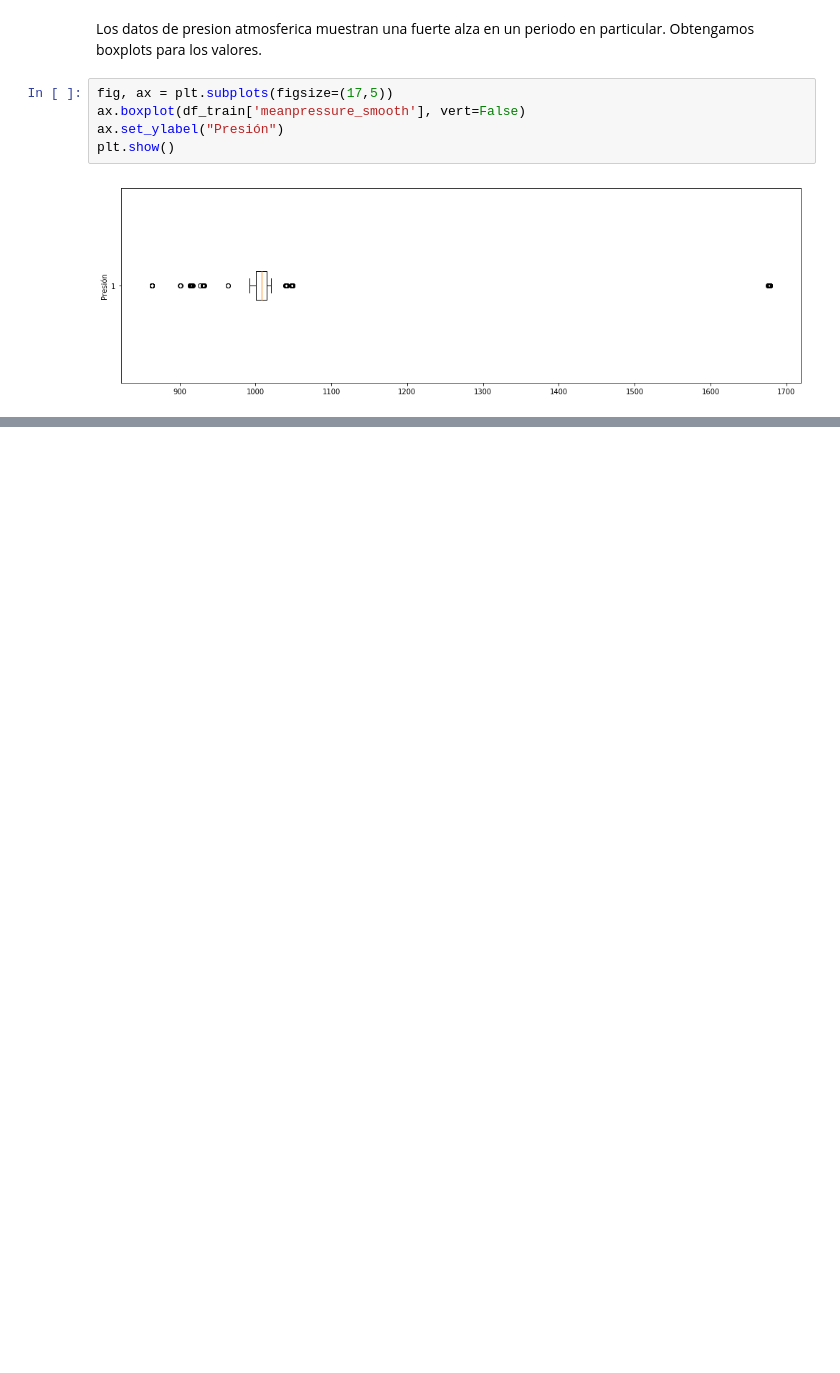
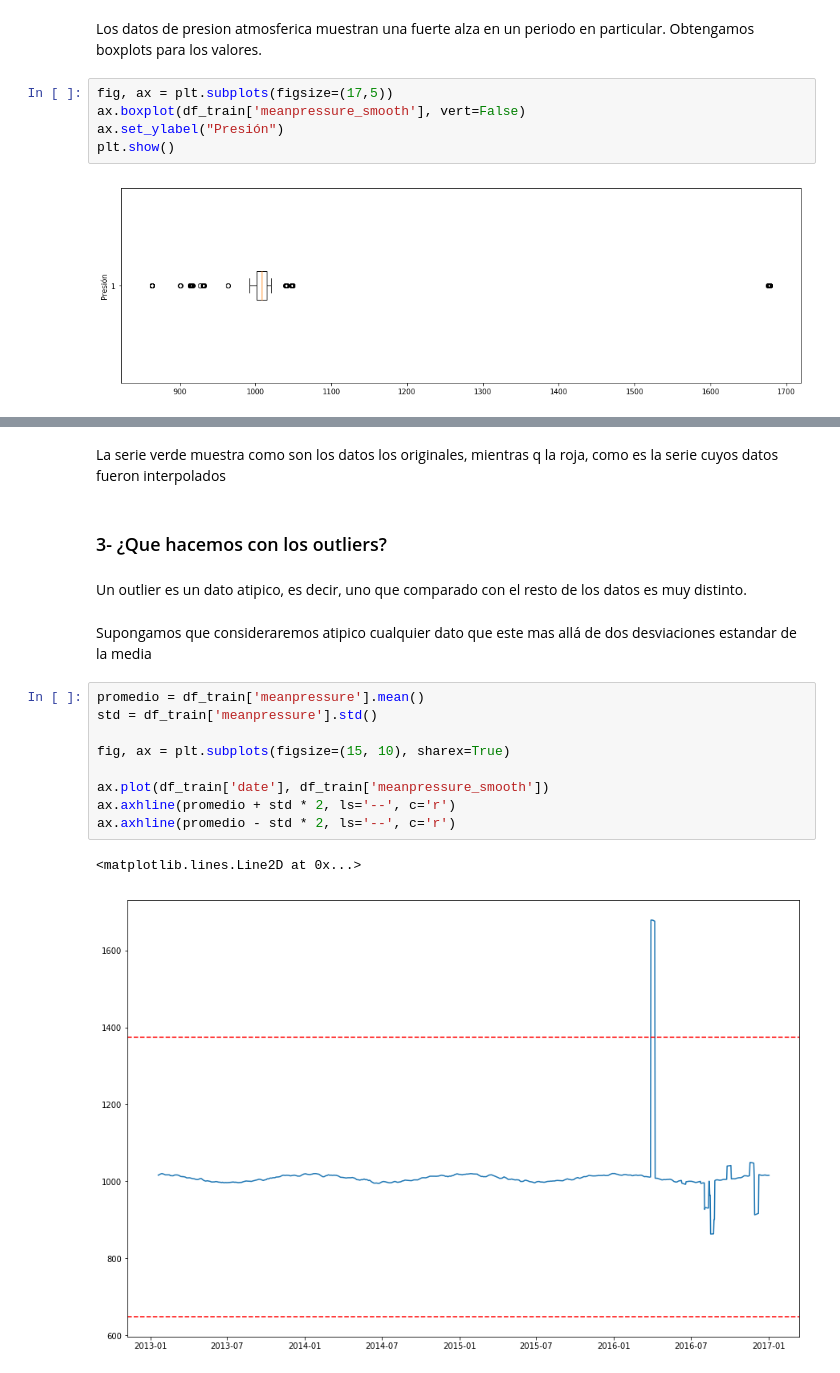
Before and after one commit to PamelaMunozCaceres/Python-Study, a Jupyter notebook: Jugando con Series de Tiempo.ipynb, the cells around one changed output, grey strips where cells are left out. Saved outputs shown, nothing was run; the diff lists cells and outputs as text; blank space fills up the shorter version.

Commit message:
Subiendo interpolaciones y descubrimieto de outliers

```diff
--- a/Jugando con Series de Tiempo.ipynb
+++ b/Jugando con Series de Tiempo.ipynb
@@ -121,0 +179,20 @@ plt.show()
+# %% [markdown]
+La serie verde muestra como son los datos los originales, mientras q la roja, como es la serie cuyos datos fueron interpolados
+# %% [markdown]
+### 3- ¿Que hacemos con los outliers?
+# %% [markdown]
+Un outlier es un dato atipico, es decir, uno que comparado con el resto de los datos es muy distinto.
+# %% [markdown]
+Supongamos que consideraremos atipico cualquier dato que este mas allá de dos desviaciones estandar de la media
+# %%
+promedio = df_train['meanpressure'].mean()
+std = df_train['meanpressure'].std()
+
+fig, ax = plt.subplots(figsize=(15, 10), sharex=True)
+
+ax.plot(df_train['date'], df_train['meanpressure_smooth'])
+ax.axhline(promedio + std * 2, ls='--', c='r')
+ax.axhline(promedio - std * 2, ls='--', c='r')
+# %% [output]
+<matplotlib.lines.Line2D at 0x...>
+[figure, added]
```
Also changed, not shown: parts of 18 cells of this notebook.
